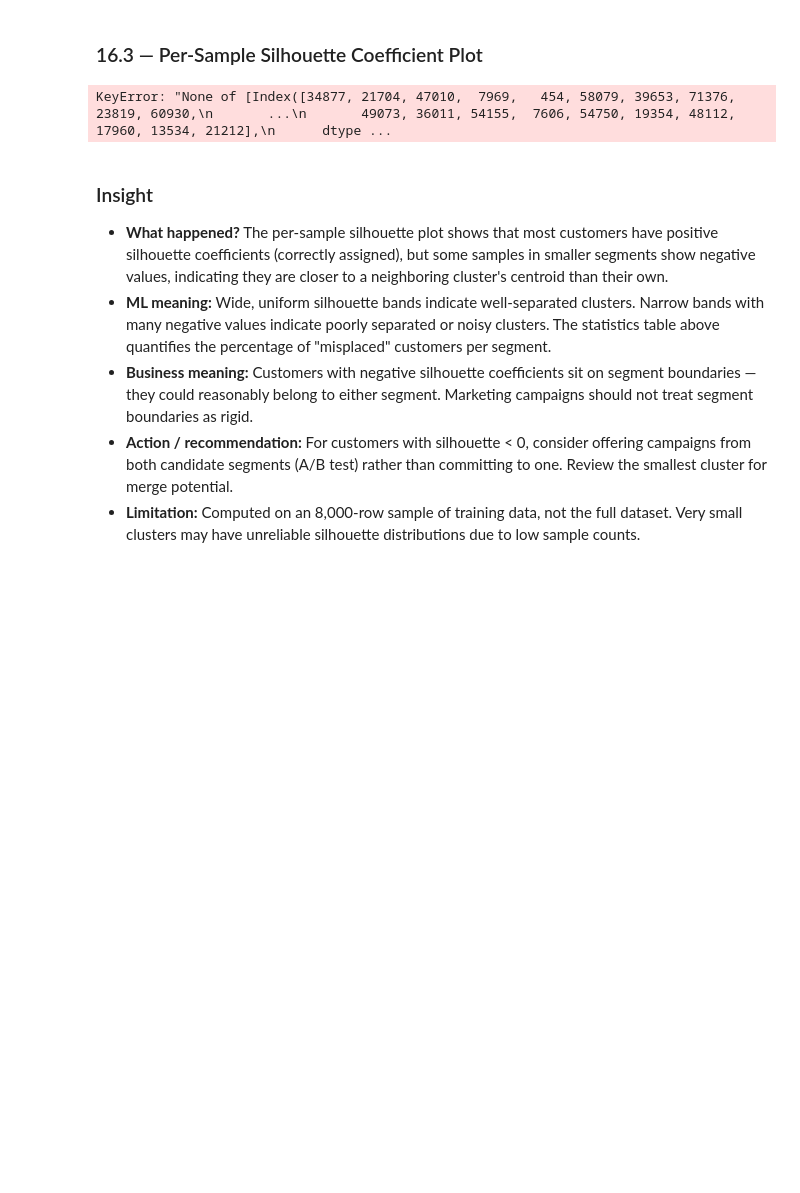
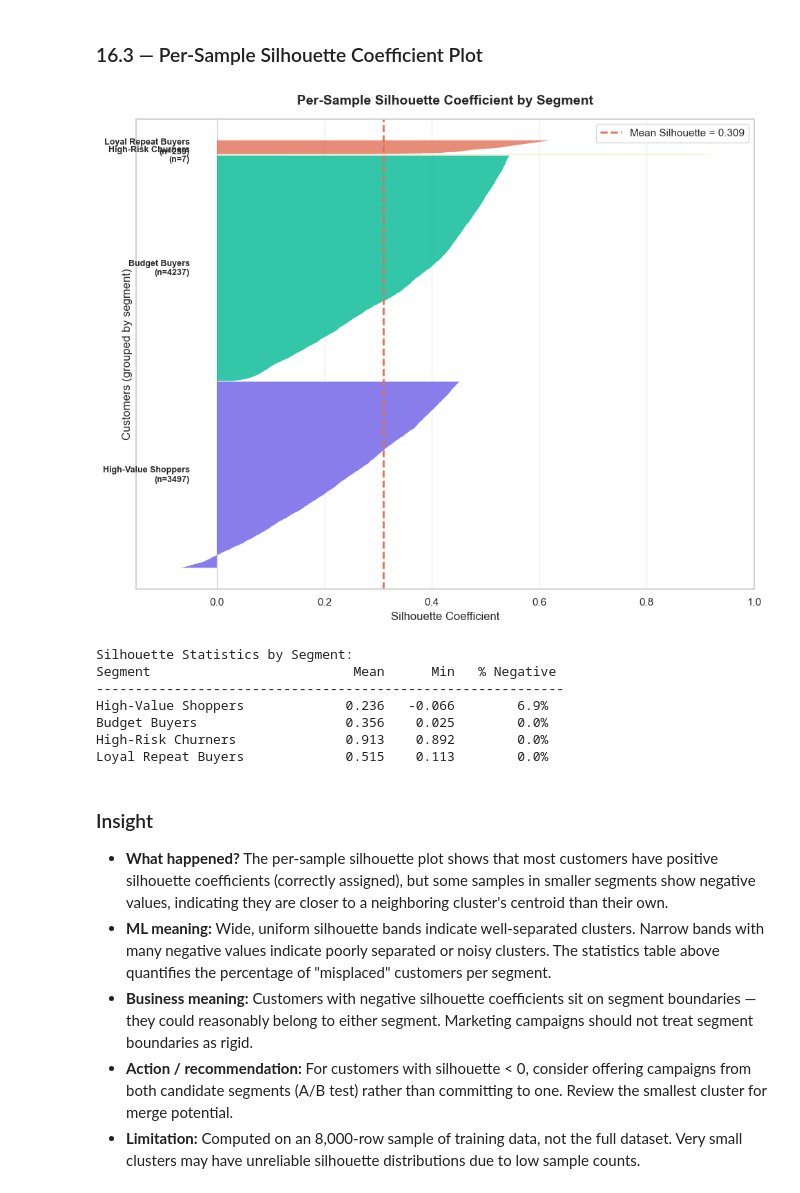
Before and after one commit to ARefaat1/brazilian-ecommerce-customer-segmentation, a Jupyter notebook: notebook/train.ipynb, the cells around one changed output. Drawn from its saved outputs; the diff is of its cells as text; code cells hidden in the pictures; blank space fills up the shorter version.

Commit message:
silhoutte visual fix

```diff
--- a/notebook/train.ipynb
+++ b/notebook/train.ipynb
@@ -877,8 +877,8 @@ plt.show()
 np.random.seed(SEED)
 sample_size = min(8000, len(X_train_scaled))
 sample_idx = np.random.choice(len(X_train_scaled), size=sample_size, replace=False)
-X_sample = X_train_scaled[sample_idx]
-labels_sample = kmeans_train_labels[sample_idx]
+X_sample = X_train_scaled.iloc[sample_idx] if hasattr(X_train_scaled, 'iloc') else X_train_scaled[sample_idx]
+labels_sample = kmeans_train_labels.iloc[sample_idx] if hasattr(kmeans_train_labels, 'iloc') else kmeans_train_labels[sample_idx]
 
 sil_vals = silhouette_samples(X_sample, labels_sample)
 avg_sil = sil_vals.mean()
@@ -900,34 +900,41 @@ for i in range(BEST_K):
             fontsize=9, fontweight='bold', va='center', ha='right')
     y_lower = y_upper + 10  # gap between clusters
 
 # Average silhouette line
 ax.axvline(x=avg_sil, color='#E17055', linestyle='--', linewidth=2,
            label=f'Mean Silhouette = {avg_sil:.3f}')
 ax.axvline(x=0, color='gray', linestyle='-', linewidth=0.5, alpha=0.5)
 
 ax.set_title('Per-Sample Silhouette Coefficient by Segment',
              fontsize=14, fontweight='bold', pad=15)
 ax.set_xlabel('Silhouette Coefficient', fontsize=12)
 ax.set_ylabel('Customers (grouped by segment)', fontsize=12)
 ax.set_yticks([])
 ax.set_xlim([-0.15, 1.0])
 ax.legend(fontsize=11, loc='upper right')
 ax.grid(True, axis='x', alpha=0.3)
 
 plt.tight_layout()
 plt.savefig(OUTPUT_DIR / '16_03_silhouette_per_sample.png', dpi=150, bbox_inches='tight')
 plt.show()
 
 # Print summary statistics per cluster
 print('\nSilhouette Statistics by Segment:')
 print(f'{"Segment":<28s} {"Mean":>8s} {"Min":>8s} {"% Negative":>12s}')
 print('-' * 60)
 for i in range(BEST_K):
     cs = sil_vals[labels_sample == i]
     neg_pct = (cs < 0).mean() * 100
     print(f'{segment_names[i]:<28s} {cs.mean():>8.3f} {cs.min():>8.3f} {neg_pct:>10.1f}%')
 # %% [output]
+[figure, added]
-KeyError: "None of [Index([34877, 21704, 47010,  7969,   454, 58079, 39653, 71376, 23819, 60930,\n       ...\n       49073, 36011, 54155,  7606, 54750, 19354, 48112, 17960, 13534, 21212],\n      dtype ...
+Silhouette Statistics by Segment:
+Segment                          Mean      Min   % Negative
+------------------------------------------------------------
+High-Value Shoppers             0.236   -0.066        6.9%
+Budget Buyers                   0.356    0.025        0.0%
+High-Risk Churners              0.913    0.892        0.0%
+Loyal Repeat Buyers             0.515    0.113        0.0%
 # %% [markdown]
 ### Insight
 - **What happened?** The per-sample silhouette plot shows that most customers have positive silhouette
```
Also changed, not shown: parts of 4 cells of this notebook, 6 other files.
